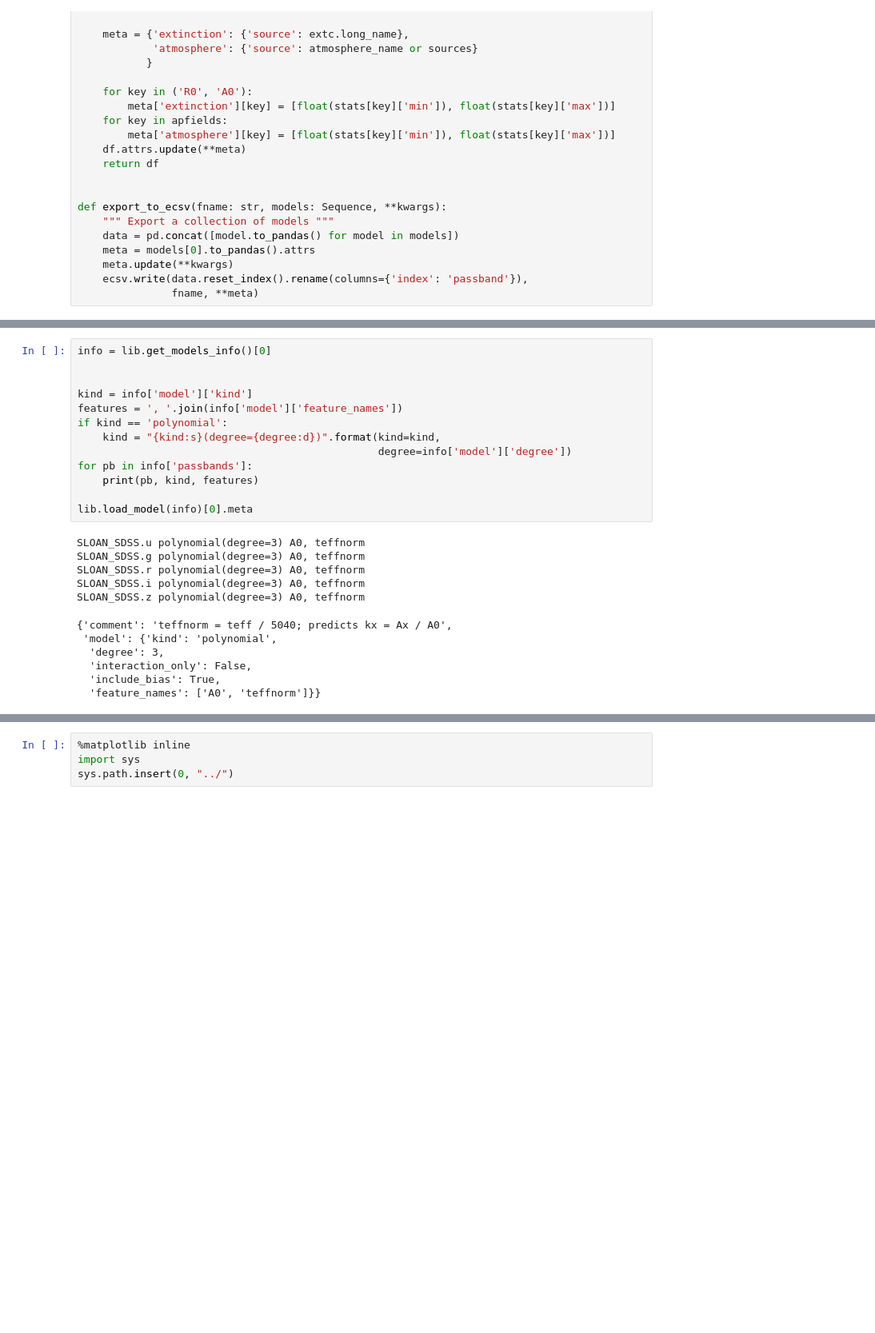
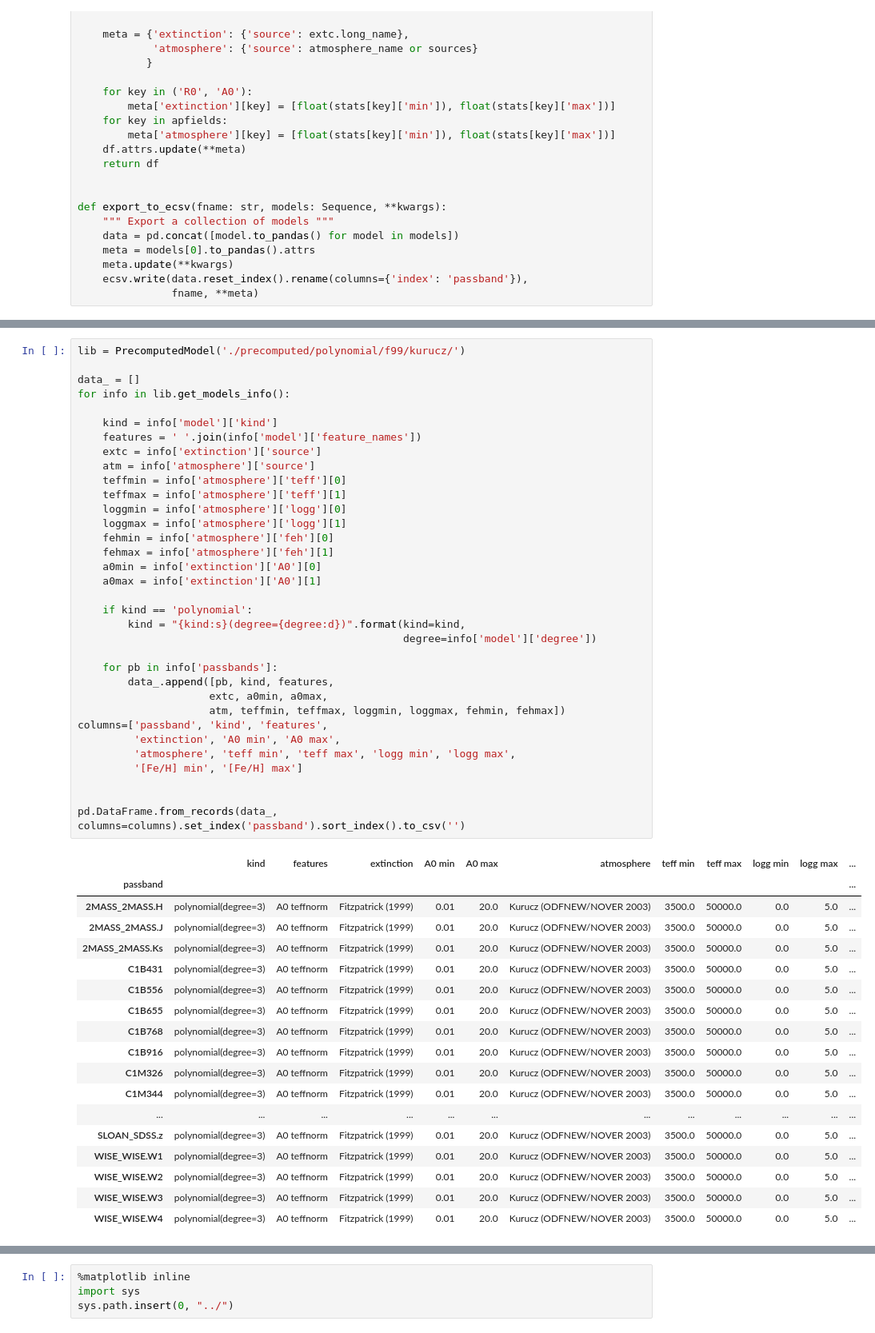
Before and after one commit to mfouesneau/dustapprox, a Jupyter notebook: examples/Examples.ipynb, the cells around one changed output, grey strips where cells are left out. Shown at 80% size. Saved outputs shown, nothing was run; the diff lists cells and outputs as text; blank space fills up the shorter version.

```diff
--- a/examples/Examples.ipynb
+++ b/examples/Examples.ipynb
@@ -179,31 +189,59 @@ lib.find('C1')
    'C1M549',
    'C1B916'],
   'filename': './precomputed/polynomial/f99/kurucz/gaiac1_kurucz_f99_a0_teff.ecsv'}]
-# %%
-info = lib.get_models_info()[0]
-
-
-kind = info['model']['kind']
-features = ', '.join(info['model']['feature_names'])
-if kind == 'polynomial':
-    kind = "{kind:s}(degree={degree:d})".format(kind=kind,
-                                                degree=info['model']['degree'])
-for pb in info['passbands']:
-    print(pb, kind, features)
-
-lib.load_model(info)[0].meta
-# %% [output]
-SLOAN_SDSS.u polynomial(degree=3) A0, teffnorm
-SLOAN_SDSS.g polynomial(degree=3) A0, teffnorm
-SLOAN_SDSS.r polynomial(degree=3) A0, teffnorm
-SLOAN_SDSS.i polynomial(degree=3) A0, teffnorm
-SLOAN_SDSS.z polynomial(degree=3) A0, teffnorm
-{'comment': 'teffnorm = teff / 5040; predicts kx = Ax / A0',
- 'model': {'kind': 'polynomial',
-  'degree': 3,
-  'interaction_only': False,
-  'include_bias': True,
-  'feature_names': ['A0', 'teffnorm']}}
+# %%
+lib = PrecomputedModel('./precomputed/polynomial/f99/kurucz/')
+
+data_ = []
+for info in lib.get_models_info():
+
+    kind = info['model']['kind']
+    features = ' '.join(info['model']['feature_names'])
+    extc = info['extinction']['source']
+    atm = info['atmosphere']['source']
+    teffmin = info['atmosphere']['teff'][0]
+    teffmax = info['atmosphere']['teff'][1]
+    loggmin = info['atmosphere']['logg'][0]
+    loggmax = info['atmosphere']['logg'][1]
+    fehmin = info['atmosphere']['feh'][0]
+    fehmax = info['atmosphere']['feh'][1]
+    a0min = info['extinction']['A0'][0]
+    a0max = info['extinction']['A0'][1]
+
+    if kind == 'polynomial':
+        kind = "{kind:s}(degree={degree:d})".format(kind=kind,
+                                                    degree=info['model']['degree'])
+
+    for pb in info['passbands']:
+        data_.append([pb, kind, features,
+                     extc, a0min, a0max,
+                     atm, teffmin, teffmax, loggmin, loggmax, fehmin, fehmax])
+columns=['passband', 'kind', 'features',
+         'extinction', 'A0 min', 'A0 max',
+         'atmosphere', 'teff min', 'teff max', 'logg min', 'logg max',
+         '[Fe/H] min', '[Fe/H] max']
+
+
+pd.DataFrame.from_records(data_, columns=columns).set_index('passband').sort_index().to_csv('')
+# %% [output]
+|  | kind | features | extinction | A0 min | A0 max | atmosphere | teff min | teff max | logg min | logg max | ... |
+| passband |  |  |  |  |  |  |  |  |  |  | ... |
+| 2MASS_2MASS.H | polynomial(degree=3) | A0 teffnorm | Fitzpatrick (1999) | 0.01 | 20.0 | Kurucz (ODFNEW/NOVER 2003) | 3500.0 | 50000.0 | 0.0 | 5.0 | ... |
+| 2MASS_2MASS.J | polynomial(degree=3) | A0 teffnorm | Fitzpatrick (1999) | 0.01 | 20.0 | Kurucz (ODFNEW/NOVER 2003) | 3500.0 | 50000.0 | 0.0 | 5.0 | ... |
+| 2MASS_2MASS.Ks | polynomial(degree=3) | A0 teffnorm | Fitzpatrick (1999) | 0.01 | 20.0 | Kurucz (ODFNEW/NOVER 2003) | 3500.0 | 50000.0 | 0.0 | 5.0 | ... |
+| C1B431 | polynomial(degree=3) | A0 teffnorm | Fitzpatrick (1999) | 0.01 | 20.0 | Kurucz (ODFNEW/NOVER 2003) | 3500.0 | 50000.0 | 0.0 | 5.0 | ... |
+| C1B556 | polynomial(degree=3) | A0 teffnorm | Fitzpatrick (1999) | 0.01 | 20.0 | Kurucz (ODFNEW/NOVER 2003) | 3500.0 | 50000.0 | 0.0 | 5.0 | ... |
+| C1B655 | polynomial(degree=3) | A0 teffnorm | Fitzpatrick (1999) | 0.01 | 20.0 | Kurucz (ODFNEW/NOVER 2003) | 3500.0 | 50000.0 | 0.0 | 5.0 | ... |
+| C1B768 | polynomial(degree=3) | A0 teffnorm | Fitzpatrick (1999) | 0.01 | 20.0 | Kurucz (ODFNEW/NOVER 2003) | 3500.0 | 50000.0 | 0.0 | 5.0 | ... |
+| C1B916 | polynomial(degree=3) | A0 teffnorm | Fitzpatrick (1999) | 0.01 | 20.0 | Kurucz (ODFNEW/NOVER 2003) | 3500.0 | 50000.0 | 0.0 | 5.0 | ... |
+| C1M326 | polynomial(degree=3) | A0 teffnorm | Fitzpatrick (1999) | 0.01 | 20.0 | Kurucz (ODFNEW/NOVER 2003) | 3500.0 | 50000.0 | 0.0 | 5.0 | ... |
+| C1M344 | polynomial(degree=3) | A0 teffnorm | Fitzpatrick (1999) | 0.01 | 20.0 | Kurucz (ODFNEW/NOVER 2003) | 3500.0 | 50000.0 | 0.0 | 5.0 | ... |
+| ... | ... | ... | ... | ... | ... | ... | ... | ... | ... | ... | ... |
+| SLOAN_SDSS.z | polynomial(degree=3) | A0 teffnorm | Fitzpatrick (1999) | 0.01 | 20.0 | Kurucz (ODFNEW/NOVER 2003) | 3500.0 | 50000.0 | 0.0 | 5.0 | ... |
+| WISE_WISE.W1 | polynomial(degree=3) | A0 teffnorm | Fitzpatrick (1999) | 0.01 | 20.0 | Kurucz (ODFNEW/NOVER 2003) | 3500.0 | 50000.0 | 0.0 | 5.0 | ... |
+| WISE_WISE.W2 | polynomial(degree=3) | A0 teffnorm | Fitzpatrick (1999) | 0.01 | 20.0 | Kurucz (ODFNEW/NOVER 2003) | 3500.0 | 50000.0 | 0.0 | 5.0 | ... |
+| WISE_WISE.W3 | polynomial(degree=3) | A0 teffnorm | Fitzpatrick (1999) | 0.01 | 20.0 | Kurucz (ODFNEW/NOVER 2003) | 3500.0 | 50000.0 | 0.0 | 5.0 | ... |
+| WISE_WISE.W4 | polynomial(degree=3) | A0 teffnorm | Fitzpatrick (1999) | 0.01 | 20.0 | Kurucz (ODFNEW/NOVER 2003) | 3500.0 | 50000.0 | 0.0 | 5.0 | ... |
 # %% [markdown]
 ## Comparing with EDR3 extinction
 
```
Also changed, not shown: parts of 4 cells of this notebook.
